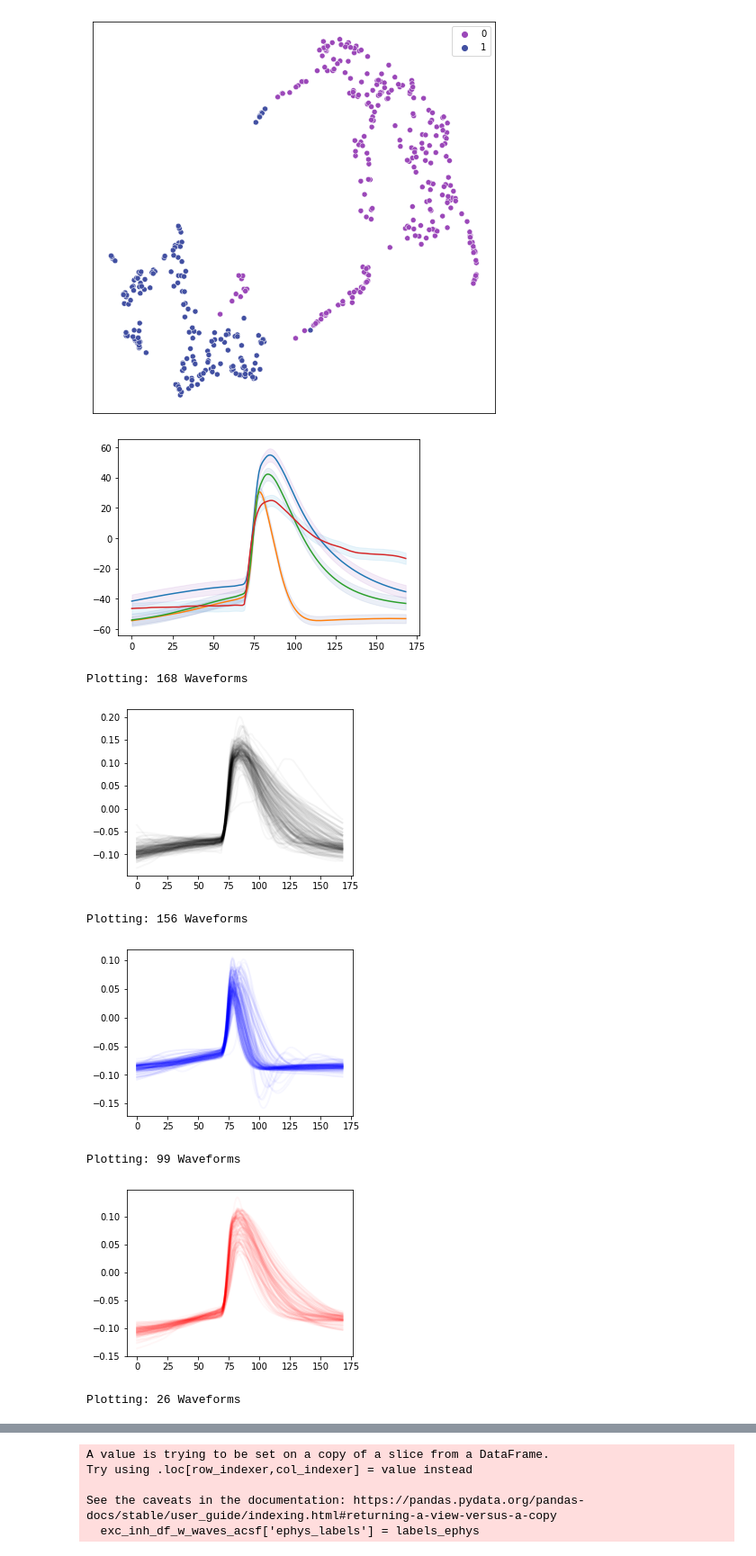
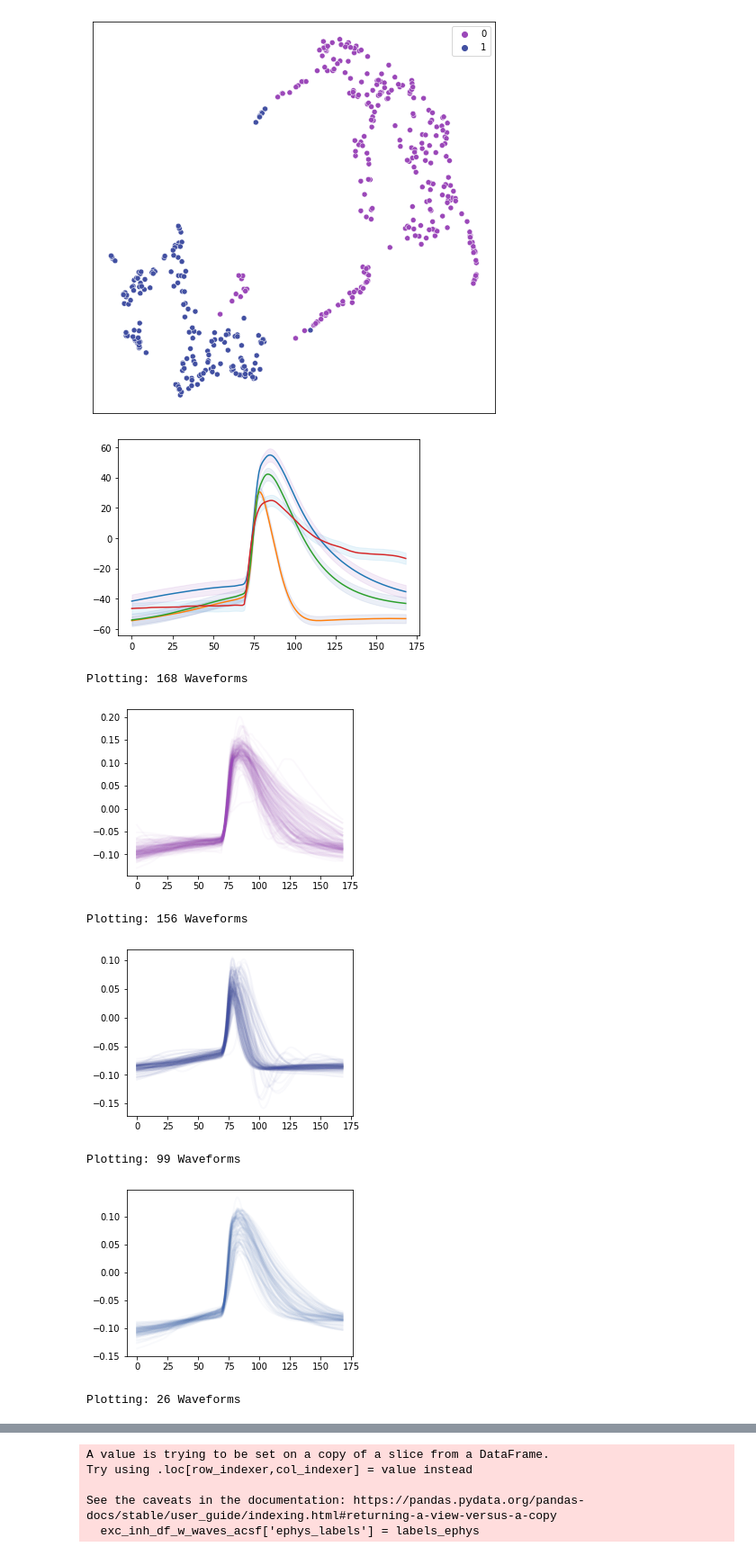
Before and after one commit to Nishant-codex/single_cell_analysis, a Jupyter notebook: notebooks/UMAP_Louvan.ipynb, the cells around one changed output, grey strips where cells are left out. Shown at 90% size. Cells and saved outputs as stored; diff of their text form; code cells hidden in the pictures.

```diff
--- a/notebooks/UMAP_Louvan.ipynb
+++ b/notebooks/UMAP_Louvan.ipynb
@@ -352,40 +352,40 @@ for i,j in zip(set(exc_inh_df_w_waves_acsf.waveform_labels),coherence_colors):
 plt.show()
 
 f, arr = plt.subplots(1,figsize=[4.5,3.4])
 
 full_data = normalize(np.vstack(exc_inh_df_w_waves_acsf[exc_inh_df_w_waves_acsf.waveform_labels==0]['waveforms']))
 print( "Plotting: " + str(full_data.shape[0]) + " Waveforms")
 for i in range(0,full_data.shape[0]):
-    arr.plot(full_data[i], c = 'k', alpha = 0.03,linewidth=2.);
+    arr.plot(full_data[i], c = coherence_colors[0], alpha = 0.03,linewidth=2.);
 plt.show()
 
 f, arr = plt.subplots(1,figsize=[4.5,3.4])
 
 full_data = normalize(np.vstack(exc_inh_df_w_waves_acsf[exc_inh_df_w_waves_acsf.waveform_labels==1]['waveforms']))
 print( "Plotting: " + str(full_data.shape[0]) + " Waveforms")
 for i in range(0,full_data.shape[0]):
-    arr.plot(full_data[i], c = 'b', alpha = 0.03,linewidth=2.);
+    arr.plot(full_data[i], c = coherence_colors[1], alpha = 0.03,linewidth=2.);
 plt.show()
 
 f, arr = plt.subplots(1,figsize=[4.5,3.4])
 full_data = normalize(np.vstack(exc_inh_df_w_waves_acsf[exc_inh_df_w_waves_acsf.waveform_labels==2]['waveforms']))
 print( "Plotting: " + str(full_data.shape[0]) + " Waveforms")
 for i in range(0,full_data.shape[0]):
-    arr.plot(full_data[i], c = 'r', alpha = 0.03,linewidth=2.);
+    arr.plot(full_data[i], c = coherence_colors[2], alpha = 0.03,linewidth=2.);
 plt.show()
 
 f, arr = plt.subplots(1,figsize=[4.5,3.4])
 full_data = normalize(np.vstack(exc_inh_df_w_waves_acsf[exc_inh_df_w_waves_acsf.waveform_labels==3]['waveforms']))
 print( "Plotting: " + str(full_data.shape[0]) + " Waveforms")
 for i in range(0,full_data.shape[0]):
-    arr.plot(full_data[i], c = 'r', alpha = 0.03,linewidth=2.);
+    arr.plot(full_data[i], c = coherence_colors[3], alpha = 0.03,linewidth=2.);
 plt.show()
 # %% [output]
 [figure]
 Plotting: 168 Waveforms
-[figure, old version]
+[figure, new version]
 Plotting: 156 Waveforms
-[figure, old version]
+[figure, new version]
 Plotting: 99 Waveforms
-[figure, old version]
+[figure, new version]
 Plotting: 26 Waveforms
```
Also changed, not shown: parts of 15 cells of this notebook.
